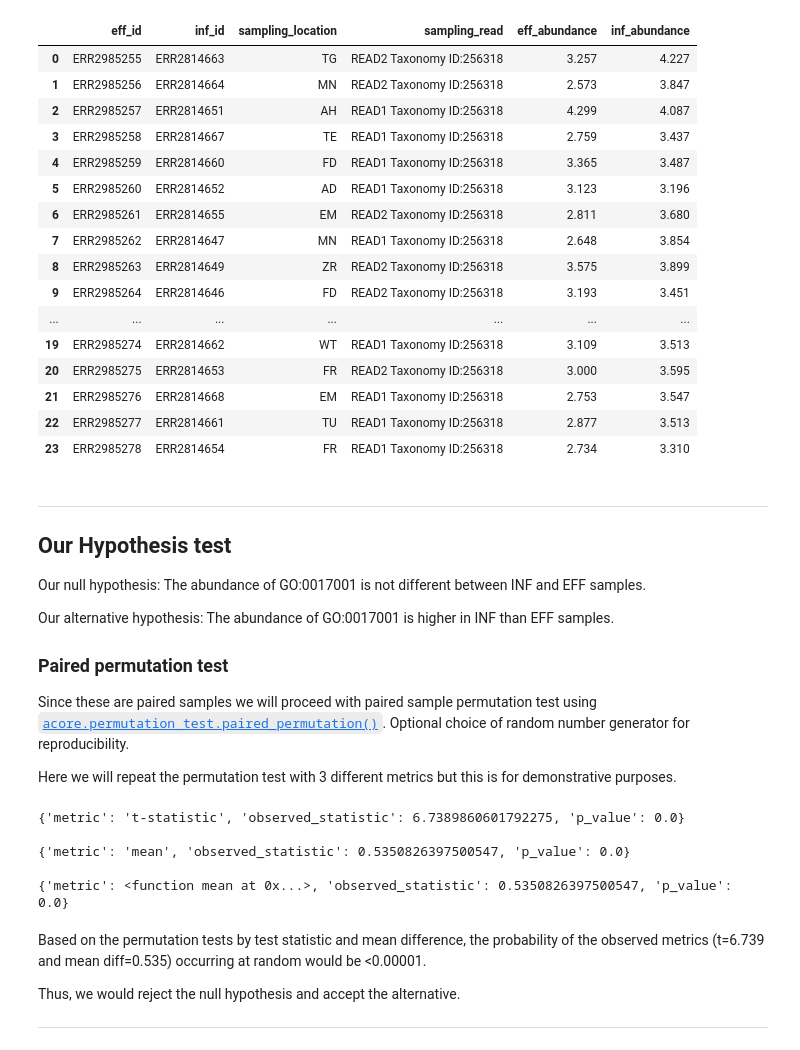
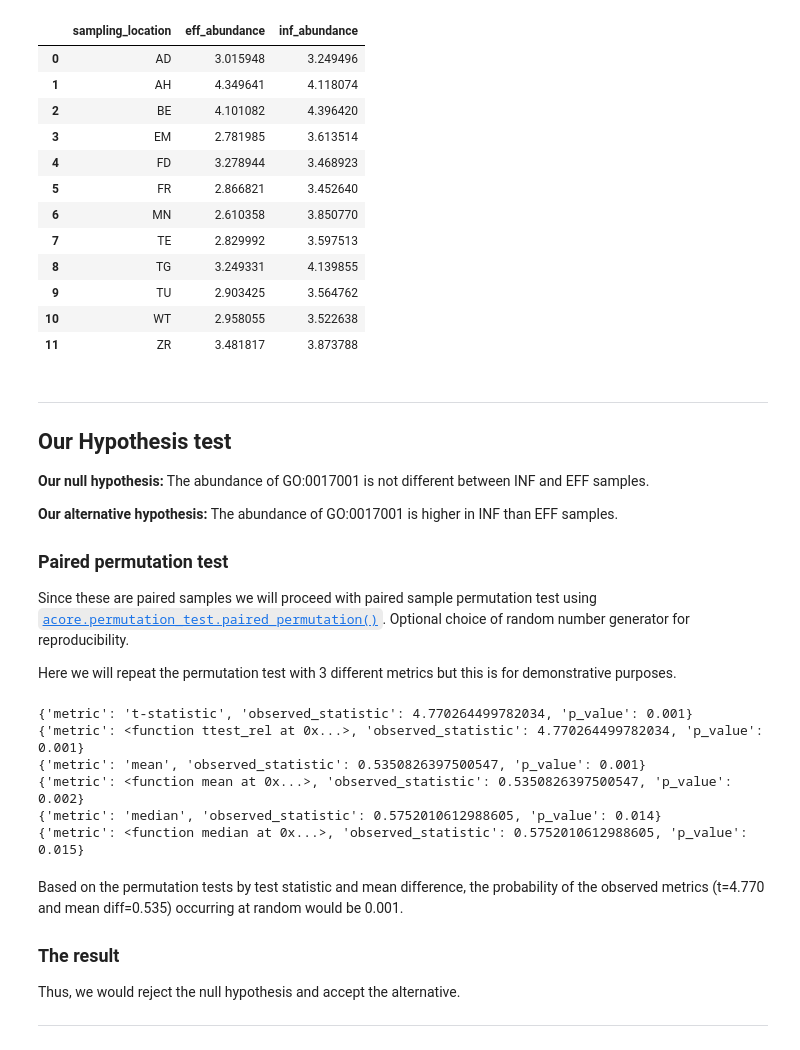
Before and after one commit to Multiomics-Analytics-Group/acore, a Jupyter notebook: docs/examples_single_analysis/permutation_testing.ipynb, the cells around one changed output. Drawn from its saved outputs; the diff is of its cells as text; code cells hidden in the pictures.

Commit message:
:memo: Docs: updated datasets for permutating testing demo

```diff
--- a/docs/examples_single_analysis/permutation_testing.ipynb
+++ b/docs/examples_single_analysis/permutation_testing.ipynb
@@ -74,39 +76,35 @@ We will now proceed with reading in the prepared dataset as a `pandas.DataFrame`
 # %%
 import pandas as pd
 
 # reading in the data
 df_data = pd.read_csv(
-    "https://raw.githubusercontent.com/Multiomics-Analytics-Group/acore/refs/heads/anglup-learning/"
-    "example_data/mgnify/Ju2018_GO0017001_enf_inf_paired.csv"
+    # "https://raw.githubusercontent.com/Multiomics-Analytics-Group/acore/refs/heads/anglup-learning/"
+    "example_data/mgnify/Ju2018_GO0017001_enf_inf_paired_demo_only.csv"
 )
 # sanity check
 df_data
 # %% [output]
-|  | eff_id | inf_id | sampling_location | sampling_read | eff_abundance | inf_abundance |
-| 0 | ERR2985255 | ERR2814663 | TG | READ2 Taxonomy ID:256318 | 3.257 | 4.227 |
-| 1 | ERR2985256 | ERR2814664 | MN | READ2 Taxonomy ID:256318 | 2.573 | 3.847 |
-| 2 | ERR2985257 | ERR2814651 | AH | READ1 Taxonomy ID:256318 | 4.299 | 4.087 |
-| 3 | ERR2985258 | ERR2814667 | TE | READ1 Taxonomy ID:256318 | 2.759 | 3.437 |
-| 4 | ERR2985259 | ERR2814660 | FD | READ1 Taxonomy ID:256318 | 3.365 | 3.487 |
-| 5 | ERR2985260 | ERR2814652 | AD | READ1 Taxonomy ID:256318 | 3.123 | 3.196 |
-| 6 | ERR2985261 | ERR2814655 | EM | READ2 Taxonomy ID:256318 | 2.811 | 3.680 |
-| 7 | ERR2985262 | ERR2814647 | MN | READ1 Taxonomy ID:256318 | 2.648 | 3.854 |
-| 8 | ERR2985263 | ERR2814649 | ZR | READ2 Taxonomy ID:256318 | 3.575 | 3.899 |
-| 9 | ERR2985264 | ERR2814646 | FD | READ2 Taxonomy ID:256318 | 3.193 | 3.451 |
-| ... | ... | ... | ... | ... | ... | ... |
-| 19 | ERR2985274 | ERR2814662 | WT | READ1 Taxonomy ID:256318 | 3.109 | 3.513 |
-| 20 | ERR2985275 | ERR2814653 | FR | READ2 Taxonomy ID:256318 | 3.000 | 3.595 |
-| 21 | ERR2985276 | ERR2814668 | EM | READ1 Taxonomy ID:256318 | 2.753 | 3.547 |
-| 22 | ERR2985277 | ERR2814661 | TU | READ1 Taxonomy ID:256318 | 2.877 | 3.513 |
-| 23 | ERR2985278 | ERR2814654 | FR | READ1 Taxonomy ID:256318 | 2.734 | 3.310 |
+|  | sampling_location | eff_abundance | inf_abundance |
+| 0 | AD | 3.015948 | 3.249496 |
+| 1 | AH | 4.349641 | 4.118074 |
+| 2 | BE | 4.101082 | 4.396420 |
+| 3 | EM | 2.781985 | 3.613514 |
+| 4 | FD | 3.278944 | 3.468923 |
+| 5 | FR | 2.866821 | 3.452640 |
+| 6 | MN | 2.610358 | 3.850770 |
+| 7 | TE | 2.829992 | 3.597513 |
+| 8 | TG | 3.249331 | 4.139855 |
+| 9 | TU | 2.903425 | 3.564762 |
+| 10 | WT | 2.958055 | 3.522638 |
+| 11 | ZR | 3.481817 | 3.873788 |
 # %% [markdown]
 ---
 
 ## Our Hypothesis test
 
-Our null hypothesis: The abundance of GO:0017001 is not different between INF and EFF samples.
+**Our null hypothesis:** The abundance of GO:0017001 is not different between INF and EFF samples.
 
-Our alternative hypothesis: The abundance of GO:0017001 is higher in INF than EFF samples.
+**Our alternative hypothesis:** The abundance of GO:0017001 is higher in INF than EFF samples.
 
 ### Paired permutation test
 
@@ -116,36 +114,46 @@ Since these are paired samples we will proceed with paired sample permutation te
 Here we will repeat the permutation test with 3 different metrics but this is for demonstrative purposes.
 # %%
 import numpy as np
+from scipy.stats import ttest_rel
+
 from acore.permutation_test import paired_permutation
 
 # optional: use a random number generator for reproducibility
 rng = np.random.default_rng(12345)
 
 # for each metric, run the paired permutation test and print the results
-for metric in ["t-statistic", "mean", np.mean]:
+for metric in [
+    "t-statistic",
+    ttest_rel,  # same as
+    "mean",
+    np.mean,
+    "median",
+    np.median,
+]:
 
     # the paired permutation test
     result = paired_permutation(
-        cond1 = df_data["inf_abundance"],
-        cond2 = df_data["eff_abundance"],
-        metric = metric,
-        n_permutations = 1000,
-        rng = rng,
+        cond1=df_data["inf_abundance"],
+        cond2=df_data["eff_abundance"],
+        metric=metric,
+        n_permutations=1000,
+        rng=rng,
     )
 
     # verbosity
-    print(result,"\n")
+    print(result)
 # %% [output]
-{'metric': 't-statistic', 'observed_statistic': 6.7389860601792275, 'p_value': 0.0}
-
-{'metric': 'mean', 'observed_statistic': 0.5350826397500547, 'p_value': 0.0}
-
-{'metric': <function mean at 0x...>, 'observed_statistic': 0.5350826397500547, 'p_value': 0.0}
+{'metric': 't-statistic', 'observed_statistic': 4.770264499782034, 'p_value': 0.001}
+{'metric': <function ttest_rel at 0x...>, 'observed_statistic': 4.770264499782034, 'p_value': 0.001}
+{'metric': 'mean', 'observed_statistic': 0.5350826397500547, 'p_value': 0.001}
+{'metric': <function mean at 0x...>, 'observed_statistic': 0.5350826397500547, 'p_value': 0.002}
+{'metric': 'median', 'observed_statistic': 0.5752010612988605, 'p_value': 0.014}
+{'metric': <function median at 0x...>, 'observed_statistic': 0.5752010612988605, 'p_value': 0.015}
 # %% [markdown]
 Based on the permutation tests by test statistic and mean difference, the probability of
-the observed metrics (t=6.739 and mean diff=0.535) occurring at random would be
-<0.00001.
+the observed metrics (t=4.770 and mean diff=0.535) occurring at random would be 0.001.
 
+### The result
 Thus, we would reject the null hypothesis and accept the alternative.
 
 ---
```
Also changed, not shown: parts of 13 cells of this notebook, 2 other files.
